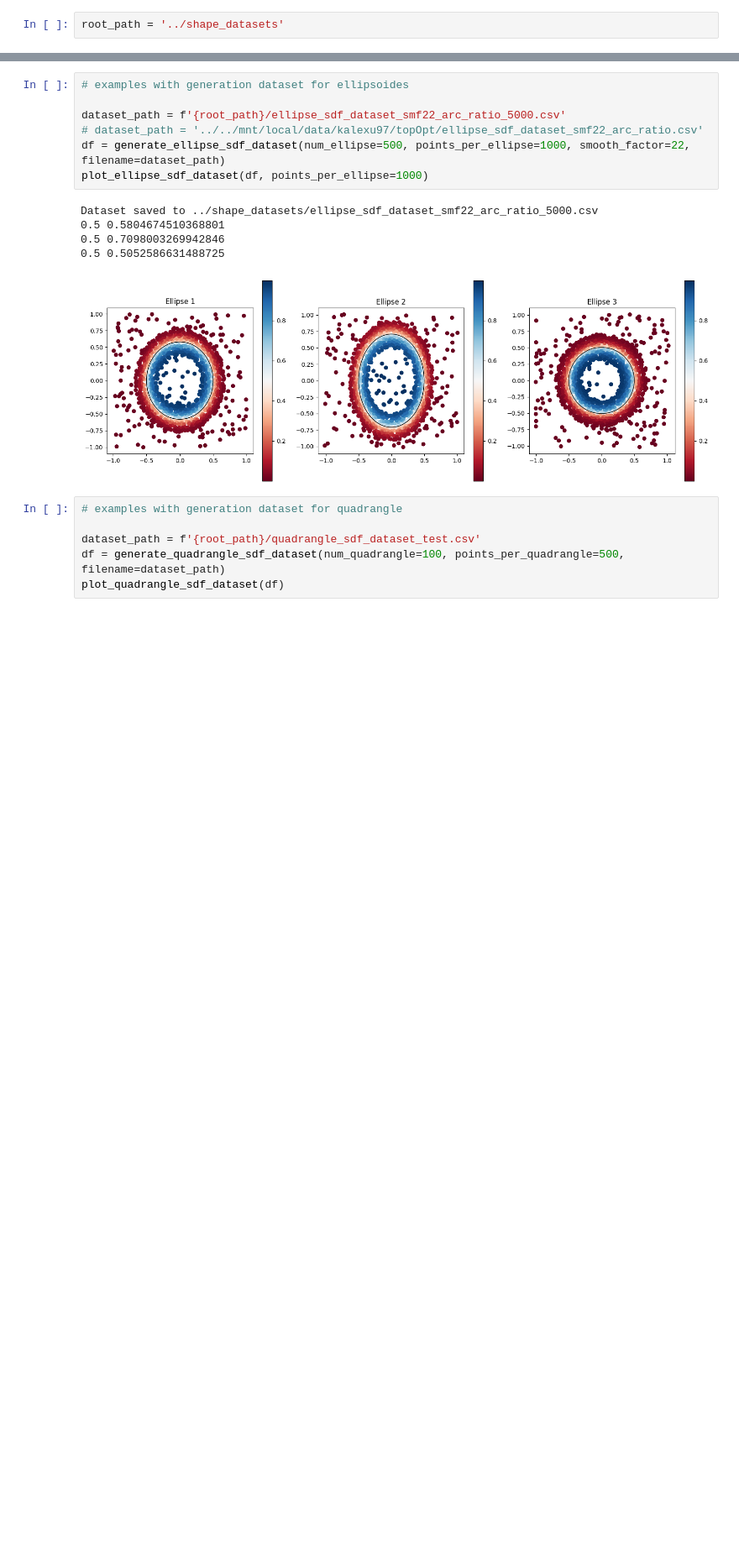
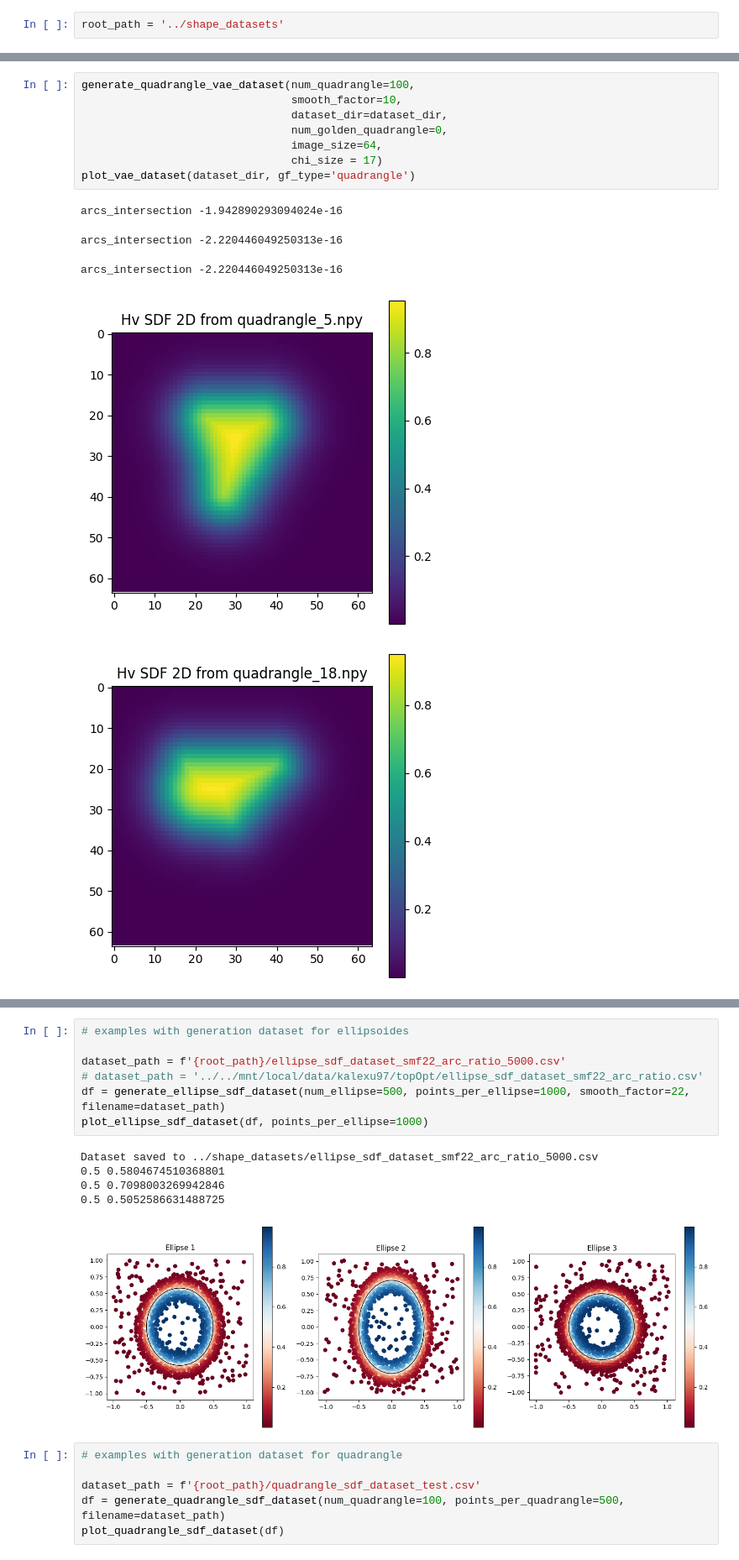
Before and after one commit to Alexander19970212/NHSDF-TOp, a Jupyter notebook: dataset_generation/dataset_generation_examples.ipynb, the cells around one changed output, grey strips where cells are left out. Shown at 84% size. Cells and saved outputs as stored; diff of their text form; blank space fills up the shorter version.

```diff
--- a/dataset_generation/dataset_generation_examples.ipynb
+++ b/dataset_generation/dataset_generation_examples.ipynb
@@ -15,0 +43,14 @@ root_path = '../shape_datasets'
+# %%
+generate_quadrangle_vae_dataset(num_quadrangle=100,
+                                smooth_factor=10,
+                                dataset_dir=dataset_dir,
+                                num_golden_quadrangle=0,
+                                image_size=64,
+                                chi_size = 17)
+plot_vae_dataset(dataset_dir, gf_type='quadrangle')
+# %% [output]
+arcs_intersection -1.942890293094024e-16
+arcs_intersection -2.220446049250313e-16
+arcs_intersection -2.220446049250313e-16
+[figure, added]
+[figure, added]
```
Also changed, not shown: parts of 4 cells of this notebook, 3 other files.
